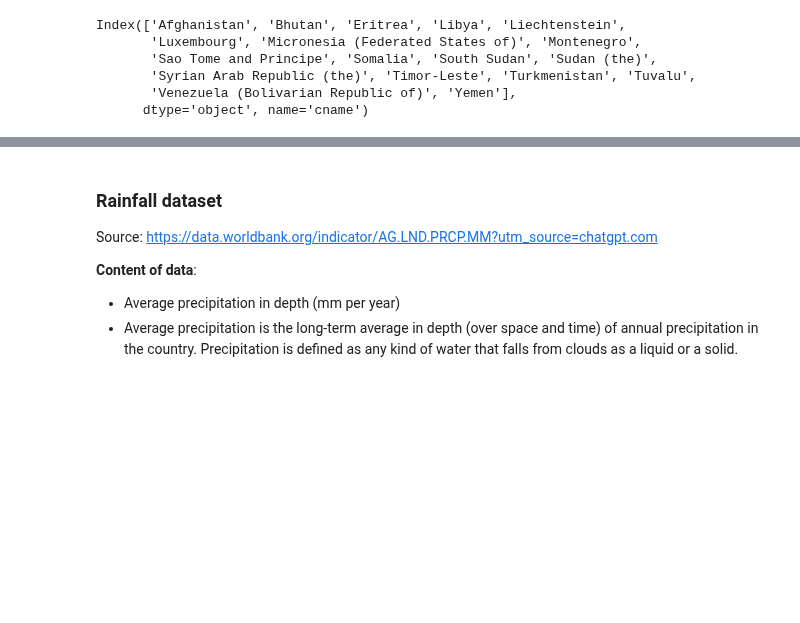
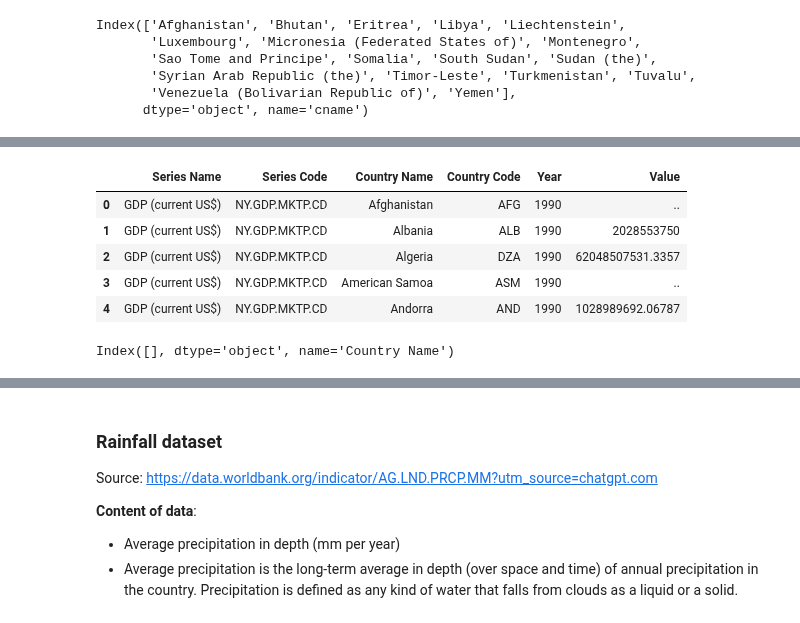
Before and after one commit to ZeliaDec/DataScience, a Jupyter notebook: Data_Notebook.ipynb, the cells around one changed output, grey strips where cells are left out. Saved outputs shown, nothing was run; the diff lists cells and outputs as text; code cells hidden in the pictures; blank space fills up the shorter version.

```diff
--- a/Data_Notebook.ipynb
+++ b/Data_Notebook.ipynb
@@ -1720,0 +1730,19 @@ mad_gdppc
+# %%
+wdi_gdp = pd.melt(wdi_gdp,
+                         id_vars=['Series Name', 'Series Code', 'Country Name', 'Country Code'],
+                         var_name='Year',
+                         value_name='Value')
+
+# Remove 'YR' from the 'Year' column
+wdi_gdp['Year'] = wdi_gdp['Year'].str.extract('(\d{4})')
+wdi_gdp['Year'] = wdi_gdp['Year'].astype(int)
+
+# Display the transformed DataFrame
+wdi_gdp.head()
+# %% [output]
+|  | Series Name | Series Code | Country Name | Country Code | Year | Value |
+| 0 | GDP (current US$) | NY.GDP.MKTP.CD | Afghanistan | AFG | 1990 | .. |
+| 1 | GDP (current US$) | NY.GDP.MKTP.CD | Albania | ALB | 1990 | 2028553750 |
+| 2 | GDP (current US$) | NY.GDP.MKTP.CD | Algeria | DZA | 1990 | 62048507531.3357 |
+| 3 | GDP (current US$) | NY.GDP.MKTP.CD | American Samoa | ASM | 1990 | .. |
+| 4 | GDP (current US$) | NY.GDP.MKTP.CD | Andorra | AND | 1990 | 1028989692.06787 |
@@ -1720,0 +1753,7 @@ mad_gdppc
+# %%
+value_counts_per_area = wdi_gdp.groupby("Country Name")["Value"].count()
+
+areas_not_equal_to_22 = value_counts_per_area[value_counts_per_area != 22].index
+areas_not_equal_to_22
+# %% [output]
+Index([], dtype='object', name='Country Name')
```
Also changed, not shown: parts of 15 cells of this notebook, 2 other files.
